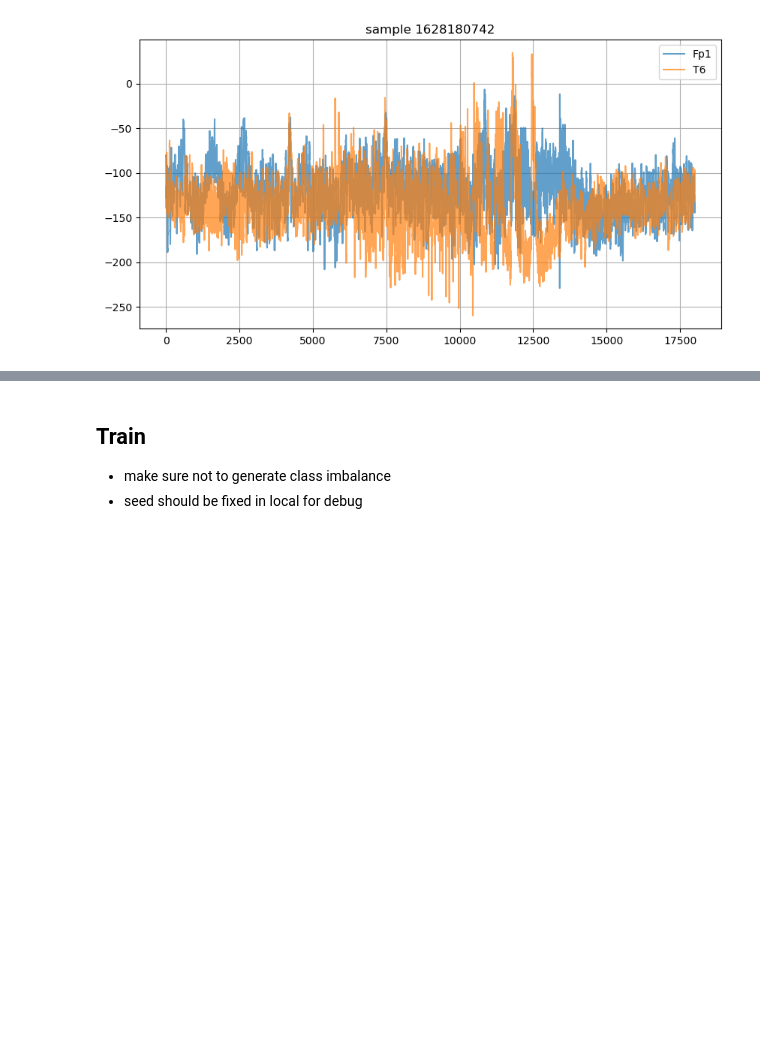
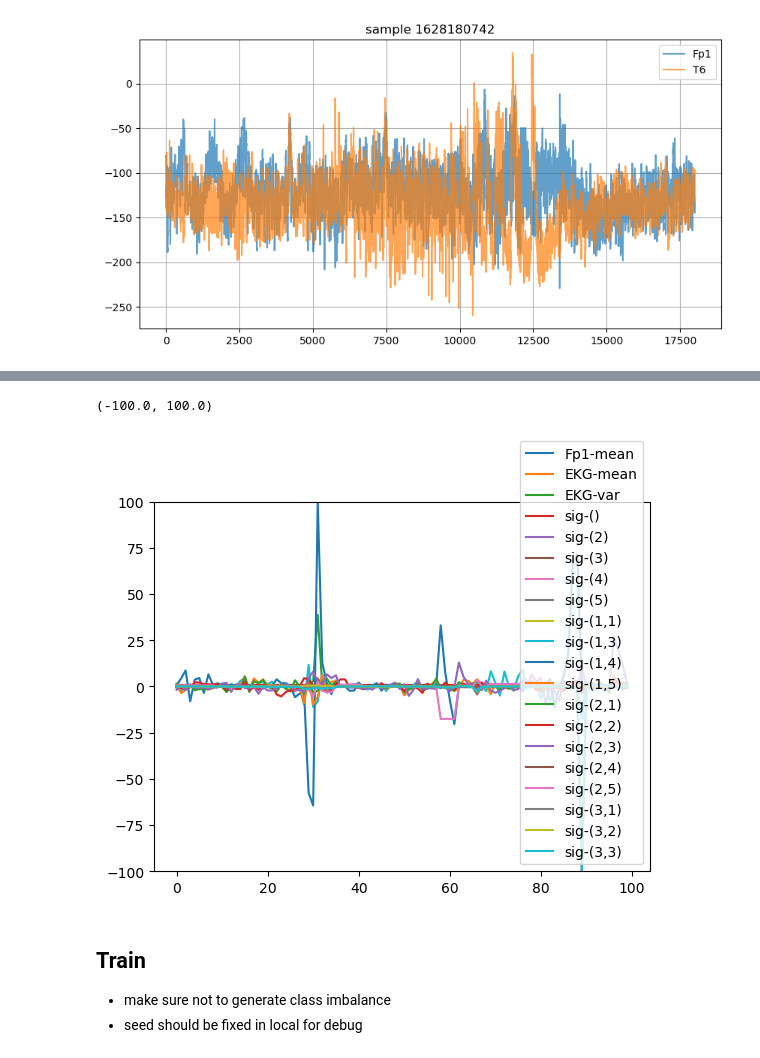
Before and after one commit to chataignault/hms-harmful-brain-activity-utils, a Jupyter notebook: logistic_regression_CV_regularised.ipynb, the cells around one changed output, grey strips where cells are left out. Drawn from its saved outputs; the diff is of its cells as text; code cells hidden in the pictures; blank space fills up the shorter version.

```diff
--- a/logistic_regression_CV_regularised.ipynb
+++ b/logistic_regression_CV_regularised.ipynb
@@ -161,4 +156,10 @@ features
 100 rows × 156 columns
+# %%
+ax = features[features.columns[:20]].reset_index(drop=True).plot()
+ax.set_ylim(-100, 100)
+# %% [output]
+(-100.0, 100.0)
+[figure, added]
 # %% [markdown]
 ## Train
 - make sure not to generate class imbalance
```
Also changed, not shown: parts of 16 cells of this notebook, 7 other files.
